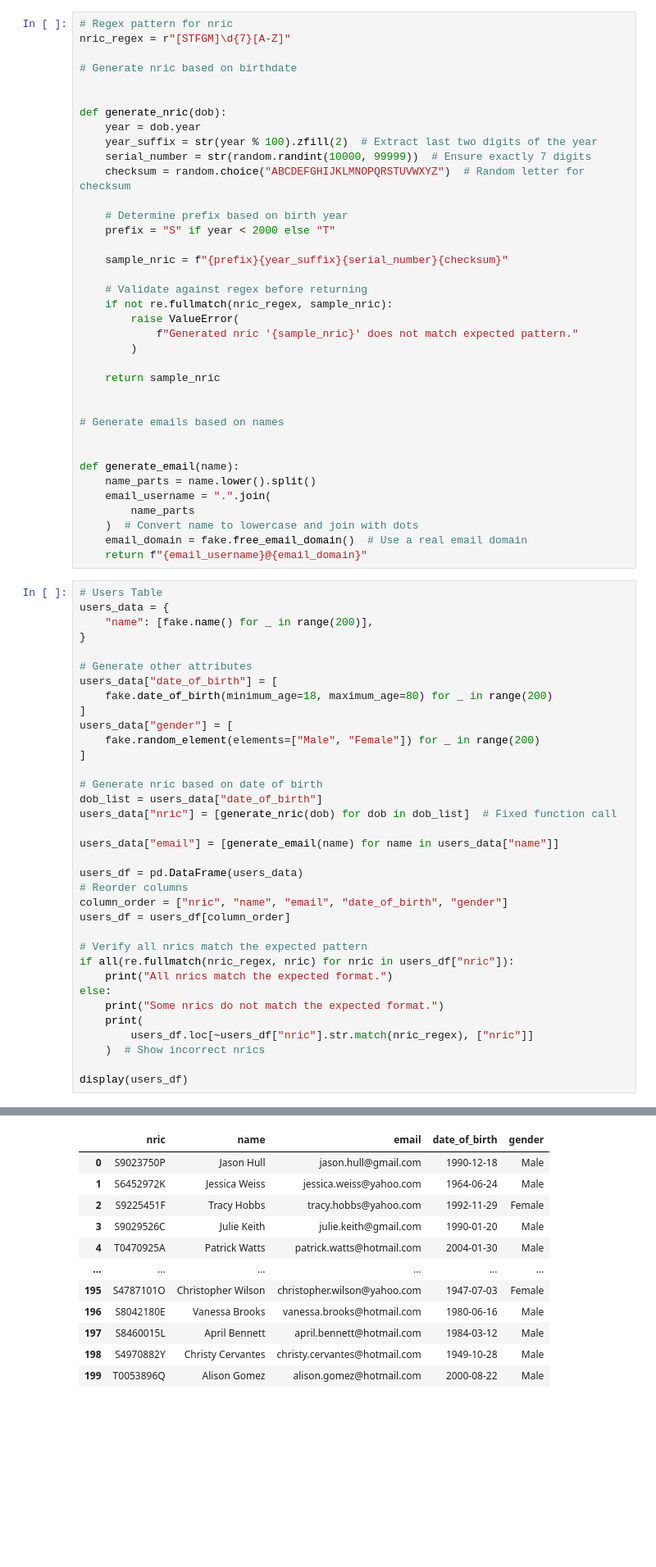
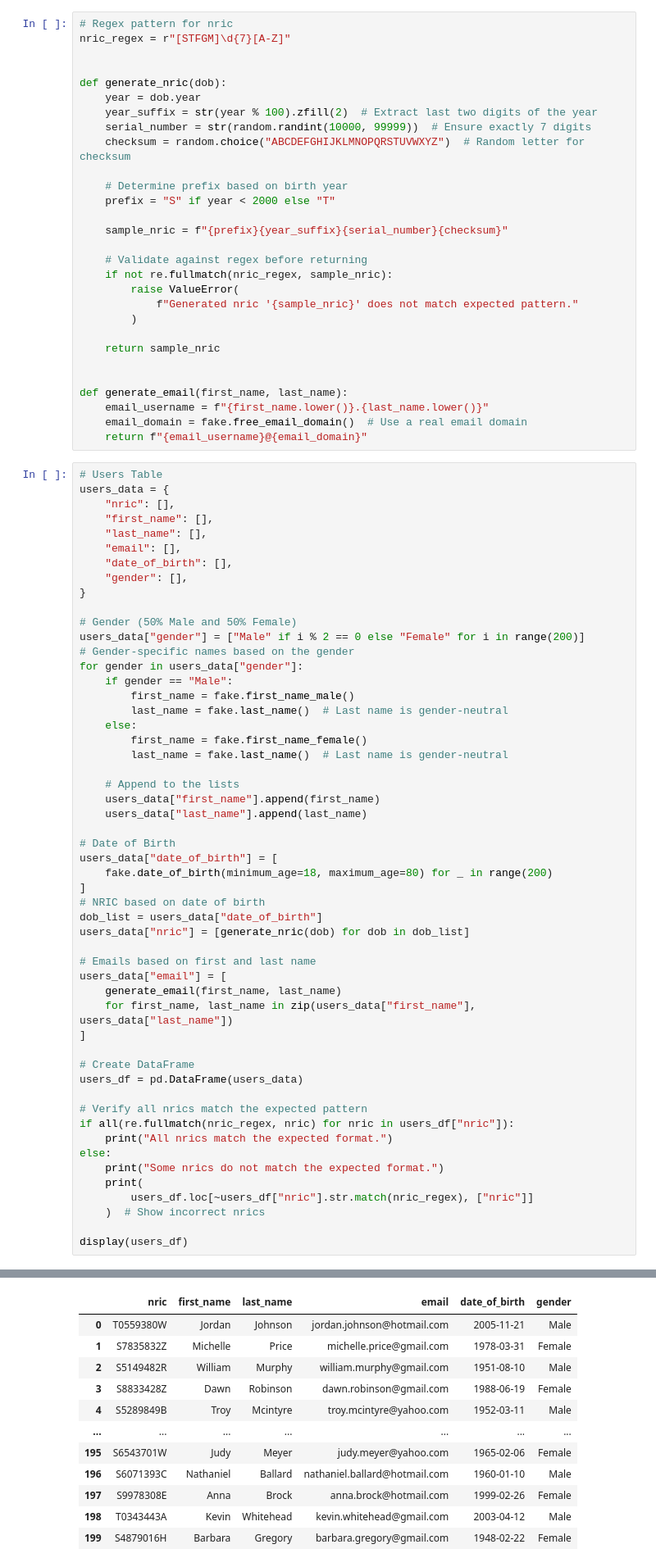
Before and after one commit to 0Upjh80d/agents, a Jupyter notebook: notebooks/genarate_database.ipynb, the cells around one changed output, grey strips where cells are left out. Shown at 82% size. Cells and saved outputs as stored; diff of their text form; blank space fills up the shorter version.

Commit message:
chore: split into first_name and last_name with gender specific names

```diff
--- a/notebooks/genarate_database.ipynb
+++ b/notebooks/genarate_database.ipynb
@@ -20,8 +20,6 @@ The `id` column will be in string. This is to mimic the real life scenario, wher
 # %%
 # Regex pattern for nric
 nric_regex = r"[STFGM]\d{7}[A-Z]"
-
-# Generate nric based on birthdate
 
 
 def generate_nric(dob):
@@ -44,62 +42,74 @@ def generate_nric(dob):
     return sample_nric
 
 
-# Generate emails based on names
-
-
-def generate_email(name):
-    name_parts = name.lower().split()
-    email_username = ".".join(
-        name_parts
-    )  # Convert name to lowercase and join with dots
+def generate_email(first_name, last_name):
+    email_username = f"{first_name.lower()}.{last_name.lower()}"
     email_domain = fake.free_email_domain()  # Use a real email domain
     return f"{email_username}@{email_domain}"
 # %%
 # Users Table
 users_data = {
-    "name": [fake.name() for _ in range(200)],
+    "nric": [],
+    "first_name": [],
+    "last_name": [],
+    "email": [],
+    "date_of_birth": [],
+    "gender": [],
 }
 
-# Generate other attributes
+# Gender (50% Male and 50% Female)
+users_data["gender"] = ["Male" if i % 2 == 0 else "Female" for i in range(200)]
+# Gender-specific names based on the gender
+for gender in users_data["gender"]:
+    if gender == "Male":
+        first_name = fake.first_name_male()
+        last_name = fake.last_name()  # Last name is gender-neutral
+    else:
+        first_name = fake.first_name_female()
+        last_name = fake.last_name()  # Last name is gender-neutral
+
+    # Append to the lists
+    users_data["first_name"].append(first_name)
+    users_data["last_name"].append(last_name)
+
+# Date of Birth
 users_data["date_of_birth"] = [
     fake.date_of_birth(minimum_age=18, maximum_age=80) for _ in range(200)
 ]
-users_data["gender"] = [
-    fake.random_element(elements=["Male", "Female"]) for _ in range(200)
+# NRIC based on date of birth
+dob_list = users_data["date_of_birth"]
+users_data["nric"] = [generate_nric(dob) for dob in dob_list]
+
+# Emails based on first and last name
+users_data["email"] = [
+    generate_email(first_name, last_name)
+    for first_name, last_name in zip(users_data["first_name"], users_data["last_name"])
 ]
 
-# Generate nric based on date of birth
-dob_list = users_data["date_of_birth"]
-users_data["nric"] = [generate_nric(dob) for dob in dob_list]  # Fixed function call
-
-users_data["email"] = [generate_email(name) for name in users_data["name"]]
-
+# Create DataFrame
 users_df = pd.DataFrame(users_data)
-# Reorder columns
-column_order = ["nric", "name", "email", "date_of_birth", "gender"]
-users_df = users_df[column_order]
 
 # Verify all nrics match the expected pattern
 if all(re.fullmatch(nric_regex, nric) for nric in users_df["nric"]):
     print("All nrics match the expected format.")
 else:
     print("Some nrics do not match the expected format.")
     print(
         users_df.loc[~users_df["nric"].str.match(nric_regex), ["nric"]]
     )  # Show incorrect nrics
 
 display(users_df)
 # %% [output]
 All nrics match the expected format.
-|  | nric | name | email | date_of_birth | gender |
-| 0 | S9023750P | Jason Hull | jason.hull@gmail.com | 1990-12-18 | Male |
-| 1 | S6452972K | Jessica Weiss | jessica.weiss@yahoo.com | 1964-06-24 | Male |
-| 2 | S9225451F | Tracy Hobbs | tracy.hobbs@yahoo.com | 1992-11-29 | Female |
-| 3 | S9029526C | Julie Keith | julie.keith@gmail.com | 1990-01-20 | Male |
-| 4 | T0470925A | Patrick Watts | patrick.watts@hotmail.com | 2004-01-30 | Male |
-| ... | ... | ... | ... | ... | ... |
-| 195 | S4787101O | Christopher Wilson | christopher.wilson@yahoo.com | 1947-07-03 | Female |
-| 196 | S8042180E | Vanessa Brooks | vanessa.brooks@hotmail.com | 1980-06-16 | Male |
-| 197 | S8460015L | April Bennett | april.bennett@hotmail.com | 1984-03-12 | Male |
-| 198 | S4970882Y | Christy Cervantes | christy.cervantes@hotmail.com | 1949-10-28 | Male |
-| 199 | T0053896Q | Alison Gomez | alison.gomez@hotmail.com | 2000-08-22 | Male |
+|  | nric | first_name | last_name | email | date_of_birth | gender |
+| 0 | T0559380W | Jordan | Johnson | jordan.johnson@hotmail.com | 2005-11-21 | Male |
+| 1 | S7835832Z | Michelle | Price | michelle.price@gmail.com | 1978-03-31 | Female |
+| 2 | S5149482R | William | Murphy | william.murphy@gmail.com | 1951-08-10 | Male |
+| 3 | S8833428Z | Dawn | Robinson | dawn.robinson@gmail.com | 1988-06-19 | Female |
+| 4 | S5289849B | Troy | Mcintyre | troy.mcintyre@yahoo.com | 1952-03-11 | Male |
+| ... | ... | ... | ... | ... | ... | ... |
+| 195 | S6543701W | Judy | Meyer | judy.meyer@yahoo.com | 1965-02-06 | Female |
+| 196 | S6071393C | Nathaniel | Ballard | nathaniel.ballard@hotmail.com | 1960-01-10 | Male |
+| 197 | S9978308E | Anna | Brock | anna.brock@hotmail.com | 1999-02-26 | Female |
+| 198 | T0343443A | Kevin | Whitehead | kevin.whitehead@gmail.com | 2003-04-12 | Male |
+| 199 | S4879016H | Barbara | Gregory | barbara.gregory@gmail.com | 1948-02-22 | Female |
```
Also changed, not shown: parts of 8 cells of this notebook.
